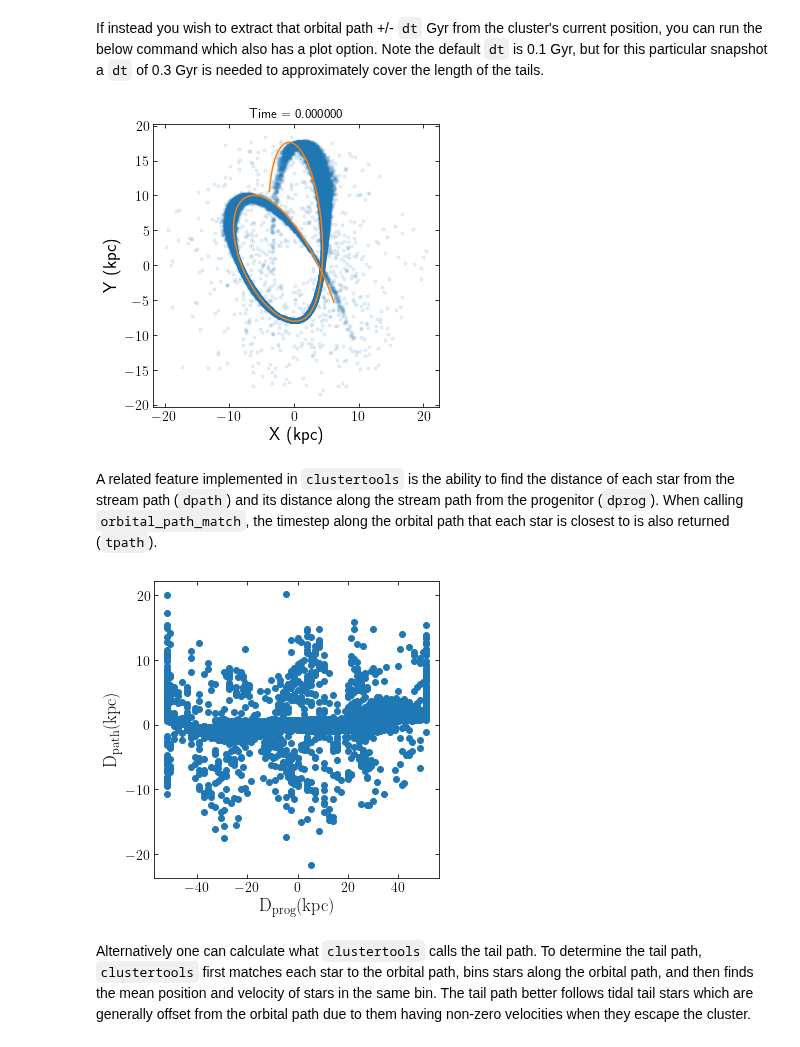
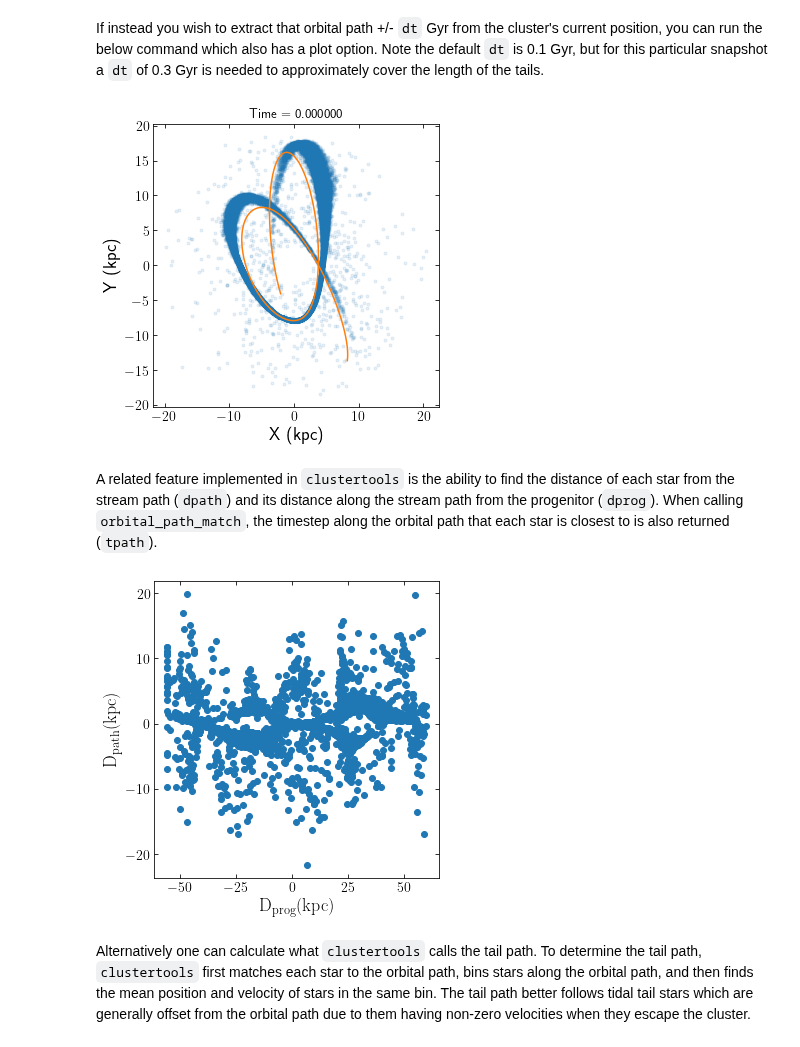
Before and after one commit to webbjj/clustertools, a Jupyter notebook: docs/source/notebooks/orbits_and_tails.ipynb, the cells around one changed output. Drawn from its saved outputs; the diff is of its cells as text; code cells hidden in the pictures.

```diff
--- a/docs/source/notebooks/orbits_and_tails.ipynb
+++ b/docs/source/notebooks/orbits_and_tails.ipynb
@@ -12,5 +13,5 @@ To begin, lets load the final snapshot of an N-body simulation that was meant to
 # %%
-cluster = ctools.load_cluster('snapshot',filename='pal5.dat', units='kpckms',origin='galaxy')
-ctools.starplot(cluster)
+cluster = cts.load_cluster('snapshot',filename='pal5.dat', units='kpckms',origin='galaxy')
+cts.starplot(cluster)
 # %% [output]
 0
@@ -31,15 +34,15 @@ cluster.integrate_orbit(tfinal=1.,plot=True, pot=MWPotential2014)
 # %% [markdown]
 If instead you wish to extract that orbital path +/- ``dt`` Gyr from the cluster's current position, you can run the below command which also has a plot option. Note the default ``dt`` is 0.1 Gyr, but for this particular snapshot a ``dt`` of 0.3 Gyr is needed to approximately cover the length of the tails.
 # %%
-t,x,y,z,vx,vy,vz=cluster.orbital_path(plot=True,dt=0.3)
+t,x,y,z,vx,vy,vz=cluster.orbital_path(plot=True,pot=MWPotential2014,dt=0.3)
 # %% [output]
-[figure, old version]
+[figure, new version]
 # %% [markdown]
 A related feature implemented in ``clustertools`` is the ability to find the distance of each star from the stream path (``dpath``) and its distance along the stream path from the progenitor (``dprog``). When calling ``orbital_path_match``, the timestep along the orbital path that each star is closest to is also returned (``tpath``).
 # %%
-t,dprog,dpath=cluster.orbital_path_match(plot=True,dt=0.3)
+t,dprog,dpath=cluster.orbital_path_match(pot=MWPotential2014,plot=True,dt=0.3)
 # %% [output]
-[figure, old version]
+[figure, new version]
 # %% [markdown]
 Alternatively one can calculate what ``clustertools`` calls the tail path. To determine the tail path, ``clustertools`` first matches each star to the orbital path, bins stars along the orbital path, and then finds the mean position and velocity of stars in the same bin. The tail path better follows tidal tail stars which are generally offset from the orbital path due to them having non-zero velocities when they escape the cluster.
 # %%
```
Also changed, not shown: parts of 25 cells of this notebook, 10 other files.
